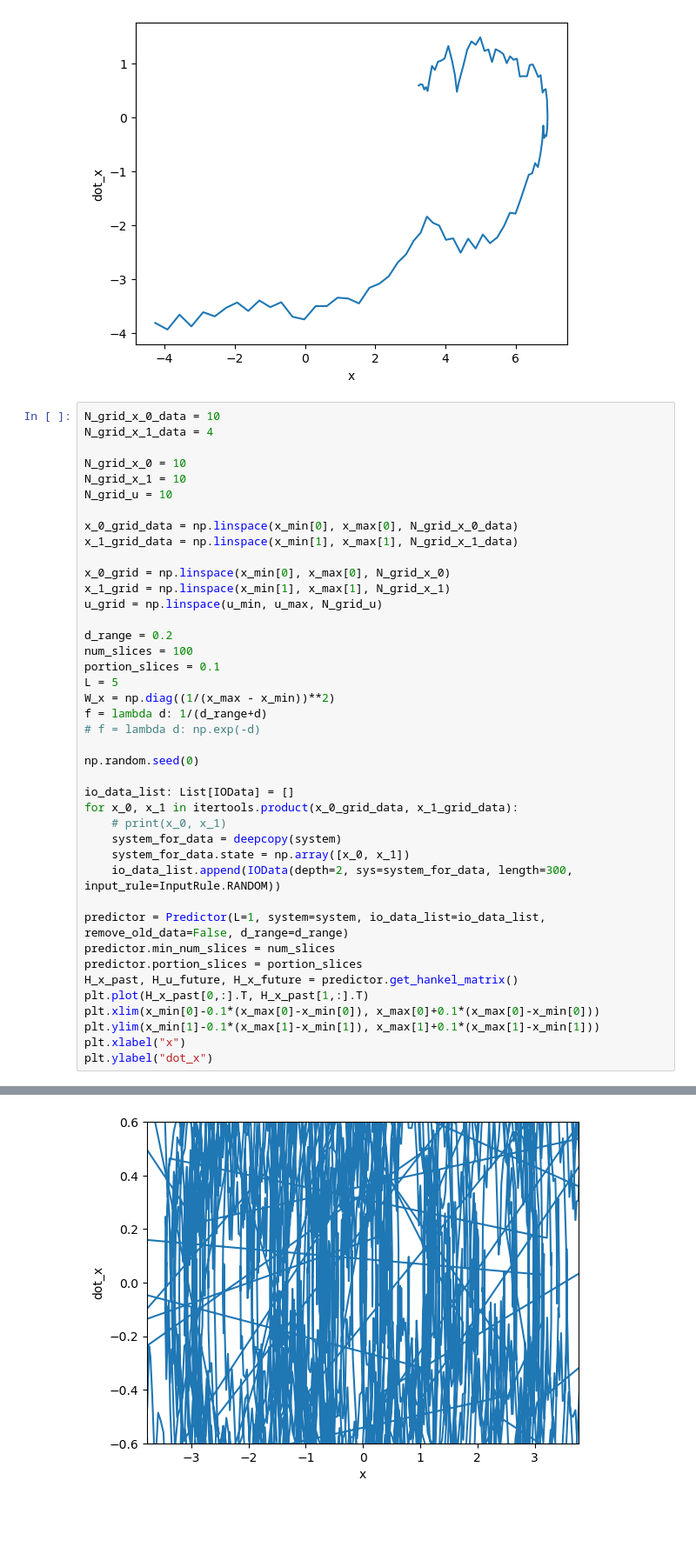
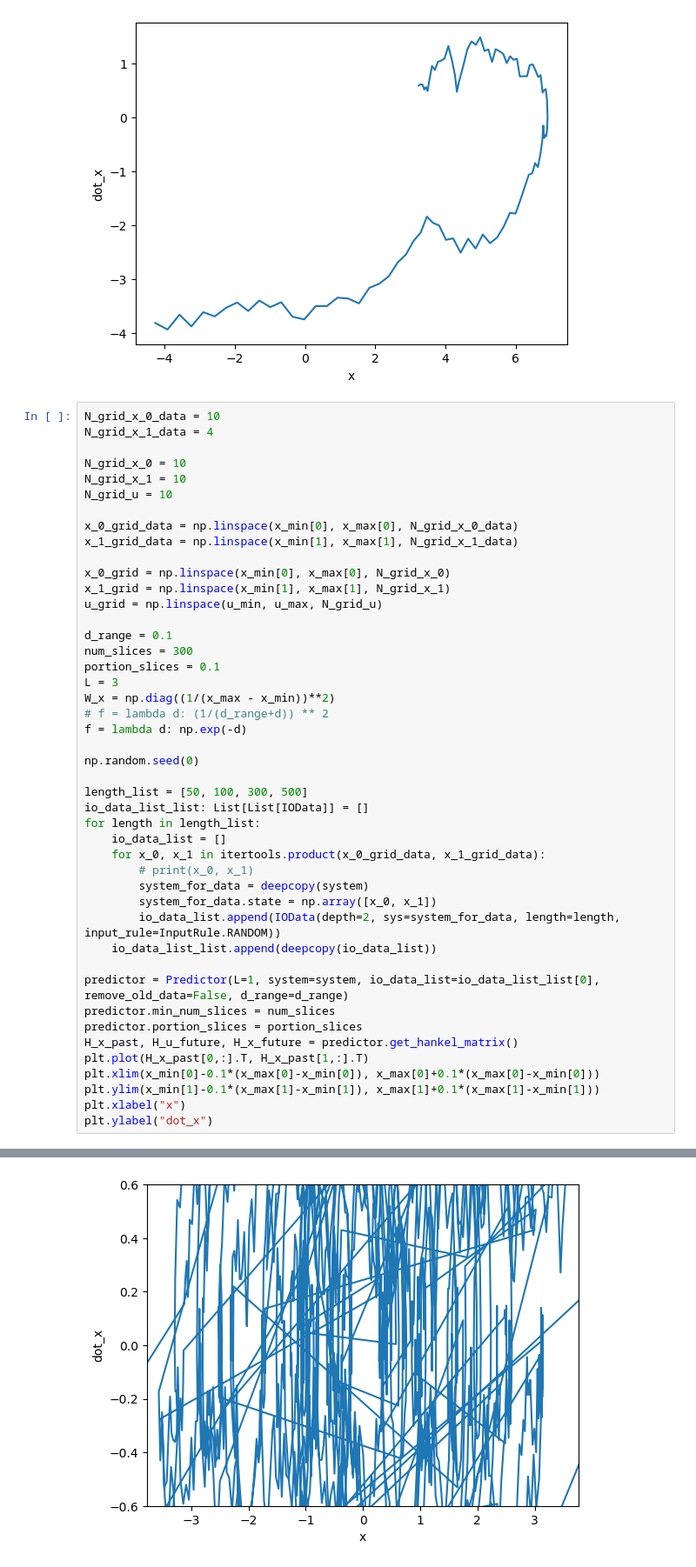
Before and after one commit to HuangYujun-JunkyTalent/DataDrivenSafetyFilter, a Jupyter notebook: double_integrator_test.ipynb, the cells around one changed output, grey strips where cells are left out. Shown at 87% size. Saved outputs shown, nothing was run; the diff lists cells and outputs as text; blank space fills up the shorter version.

```diff
--- a/double_integrator_test.ipynb
+++ b/double_integrator_test.ipynb
@@ -271,46 +271,50 @@ Text(0, 0.5, 'dot_x')
 N_grid_x_0_data = 10
 N_grid_x_1_data = 4
 
 N_grid_x_0 = 10
 N_grid_x_1 = 10
 N_grid_u = 10
 
 x_0_grid_data = np.linspace(x_min[0], x_max[0], N_grid_x_0_data)
 x_1_grid_data = np.linspace(x_min[1], x_max[1], N_grid_x_1_data)
 
 x_0_grid = np.linspace(x_min[0], x_max[0], N_grid_x_0)
 x_1_grid = np.linspace(x_min[1], x_max[1], N_grid_x_1)
 u_grid = np.linspace(u_min, u_max, N_grid_u)
 
-d_range = 0.2
-num_slices = 100
+d_range = 0.1
+num_slices = 300
 portion_slices = 0.1
-L = 5
+L = 3
 W_x = np.diag((1/(x_max - x_min))**2)
-f = lambda d: 1/(d_range+d)
-# f = lambda d: np.exp(-d)
+# f = lambda d: (1/(d_range+d)) ** 2
+f = lambda d: np.exp(-d)
 
 np.random.seed(0)
 
-io_data_list: List[IOData] = []
-for x_0, x_1 in itertools.product(x_0_grid_data, x_1_grid_data):
-    # print(x_0, x_1)
-    system_for_data = deepcopy(system)
-    system_for_data.state = np.array([x_0, x_1])
-    io_data_list.append(IOData(depth=2, sys=system_for_data, length=300, input_rule=InputRule.RANDOM))
+length_list = [50, 100, 300, 500]
+io_data_list_list: List[List[IOData]] = []
+for length in length_list:
+    io_data_list = []
+    for x_0, x_1 in itertools.product(x_0_grid_data, x_1_grid_data):
+        # print(x_0, x_1)
+        system_for_data = deepcopy(system)
+        system_for_data.state = np.array([x_0, x_1])
+        io_data_list.append(IOData(depth=2, sys=system_for_data, length=length, input_rule=InputRule.RANDOM))
+    io_data_list_list.append(deepcopy(io_data_list))
 
-predictor = Predictor(L=1, system=system, io_data_list=io_data_list, remove_old_data=False, d_range=d_range)
+predictor = Predictor(L=1, system=system, io_data_list=io_data_list_list[0], remove_old_data=False, d_range=d_range)
 predictor.min_num_slices = num_slices
 predictor.portion_slices = portion_slices
 H_x_past, H_u_future, H_x_future = predictor.get_hankel_matrix()
 plt.plot(H_x_past[0,:].T, H_x_past[1,:].T)
 plt.xlim(x_min[0]-0.1*(x_max[0]-x_min[0]), x_max[0]+0.1*(x_max[0]-x_min[0]))
 plt.ylim(x_min[1]-0.1*(x_max[1]-x_min[1]), x_max[1]+0.1*(x_max[1]-x_min[1]))
 plt.xlabel("x")
 plt.ylabel("dot_x")
 # %% [output]
 Text(0, 0.5, 'dot_x')
-[figure, old version]
+[figure, new version]
 # %%
 predictor.weight_xi = W_x
 predictor.f = f
```
Also changed, not shown: parts of 5 cells of this notebook.
